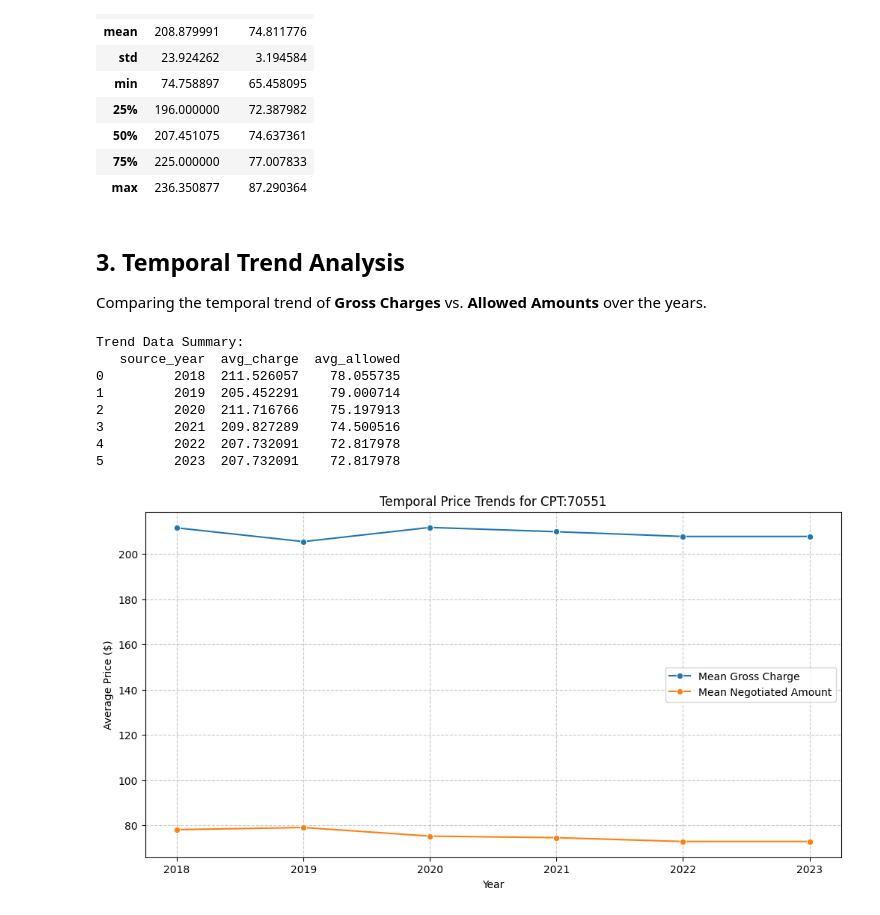
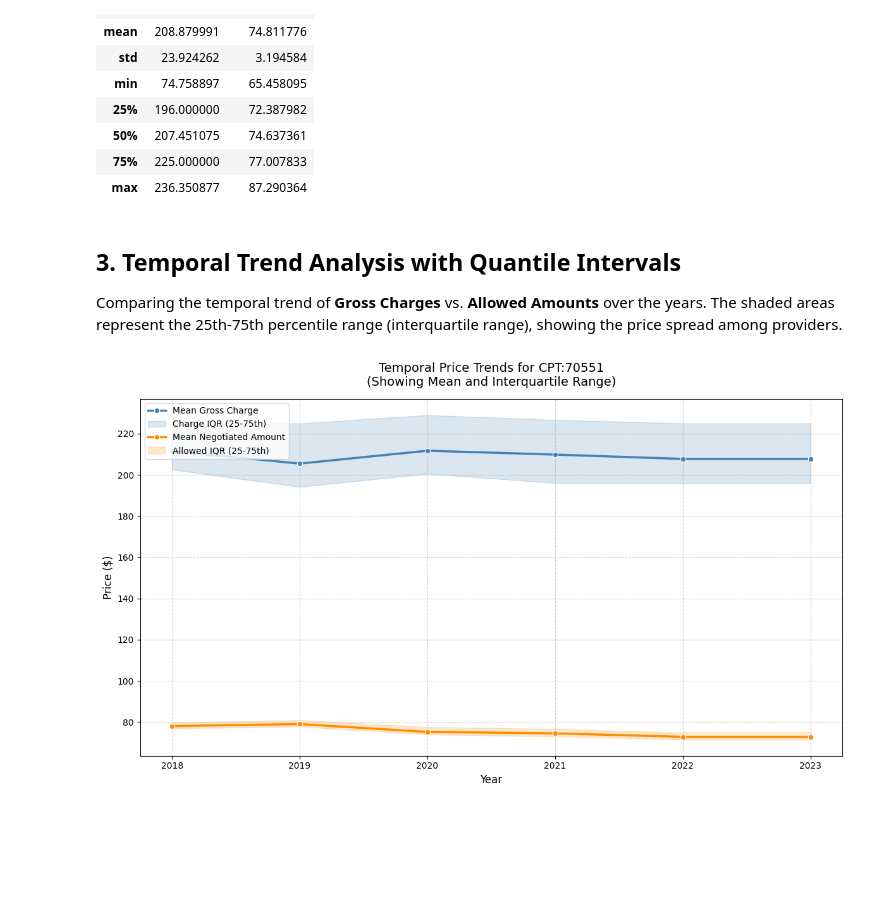
Before and after one commit to 6066Z/OpenHealthDP, a Jupyter notebook: example_analysis.ipynb, the cells around one changed output. Drawn from its saved outputs; the diff is of its cells as text; code cells hidden in the pictures; blank space fills up the shorter version.

Commit message:
feat: add interquartile range shading to temporal trend analysis

```diff
--- a/example_analysis.ipynb
+++ b/example_analysis.ipynb
@@ -72,39 +73,44 @@ if df is not None and not df.empty:
 | 75% | 225.000000 | 77.007833 |
 | max | 236.350877 | 87.290364 |
 # %% [markdown]
-## 3. Temporal Trend Analysis
-Comparing the temporal trend of **Gross Charges** vs. **Allowed Amounts** over the years.
+## 3. Temporal Trend Analysis with Quantile Intervals
+Comparing the temporal trend of **Gross Charges** vs. **Allowed Amounts** over the years. The shaded areas represent the 25th-75th percentile range (interquartile range), showing the price spread among providers.
 # %%
 if df is not None and not df.empty and 'source_year' in df.columns:
-    # Group by year and calculate mean prices
-    trend_df = df.groupby('source_year')[['avg_charge', 'avg_allowed']].mean().reset_index()
+    # Calculate mean and quantiles by year
+    agg_funcs = ['mean', lambda x: x.quantile(0.25), lambda x: x.quantile(0.75)]
+    trend_stats = df.groupby('source_year').agg({
+        'avg_charge': agg_funcs,
+        'avg_allowed': agg_funcs
+    })
 
-    print("Trend Data Summary:")
-    print(trend_df)
+    # Flatten columns for easier plotting
+    trend_stats.columns = [
+        'charge_mean', 'charge_q25', 'charge_q75',
+        'allowed_mean', 'allowed_q25', 'allowed_q75'
+    ]
+    trend_stats = trend_stats.reset_index()
 
-    plt.figure(figsize=(12, 6))
+    plt.figure(figsize=(12, 7))
 
-    sns.lineplot(data=trend_df, x='source_year', y='avg_charge', marker='o', label='Mean Gross Charge')
-    sns.lineplot(data=trend_df, x='source_year', y='avg_allowed', marker='o', label='Mean Negotiated Amount')
+    # Plot Gross Charges (Mean + Shaded Quantile Range)
+    sns.lineplot(data=trend_stats, x='source_year', y='charge_mean', marker='o', color='steelblue', label='Mean Gross Charge', linewidth=2.5)
+    plt.fill_between(trend_stats['source_year'], trend_stats['charge_q25'], trend_stats['charge_q75'], color='steelblue', alpha=0.2, label='Charge IQR (25-75th)')
 
-    plt.title(f'Temporal Price Trends for {procedure_id}')
-    plt.xlabel('Year')
-    plt.ylabel('Average Price ($)')
-    plt.xticks(trend_df['source_year'].unique())
-    plt.grid(True, linestyle='--', alpha=0.7)
-    plt.legend()
+    # Plot Allowed Amounts (Mean + Shaded Quantile Range)
+    sns.lineplot(data=trend_stats, x='source_year', y='allowed_mean', marker='o', color='darkorange', label='Mean Negotiated Amount', linewidth=2.5)
+    plt.fill_between(trend_stats['source_year'], trend_stats['allowed_q25'], trend_stats['allowed_q75'], color='darkorange', alpha=0.2, label='Allowed IQR (25-75th)')
+
+    plt.title(f'Temporal Price Trends for {procedure_id}\n(Showing Mean and Interquartile Range)', fontsize=14, pad=15)
+    plt.xlabel('Year', fontsize=12)
+    plt.ylabel('Price ($)', fontsize=12)
+    plt.xticks(trend_stats['source_year'].unique())
+    plt.grid(True, linestyle='--', alpha=0.6)
+    plt.legend(frameon=True, loc='upper left')
+
+    plt.tight_layout()
     plt.show()
-elif df is not None and df.empty:
-    print("DataFrame is empty, cannot generate plot.")
 else:
     print("source_year column not found or data missing.")
 # %% [output]
-Trend Data Summary:
-   source_year  avg_charge  avg_allowed
-0         2018  211.526057    78.055735
-1         2019  205.452291    79.000714
-2         2020  211.716766    75.197913
-3         2021  209.827289    74.500516
-4         2022  207.732091    72.817978
-5         2023  207.732091    72.817978
-[figure, old version]
+[figure, new version]
```
Also changed, not shown: parts of 1 cell of this notebook.
